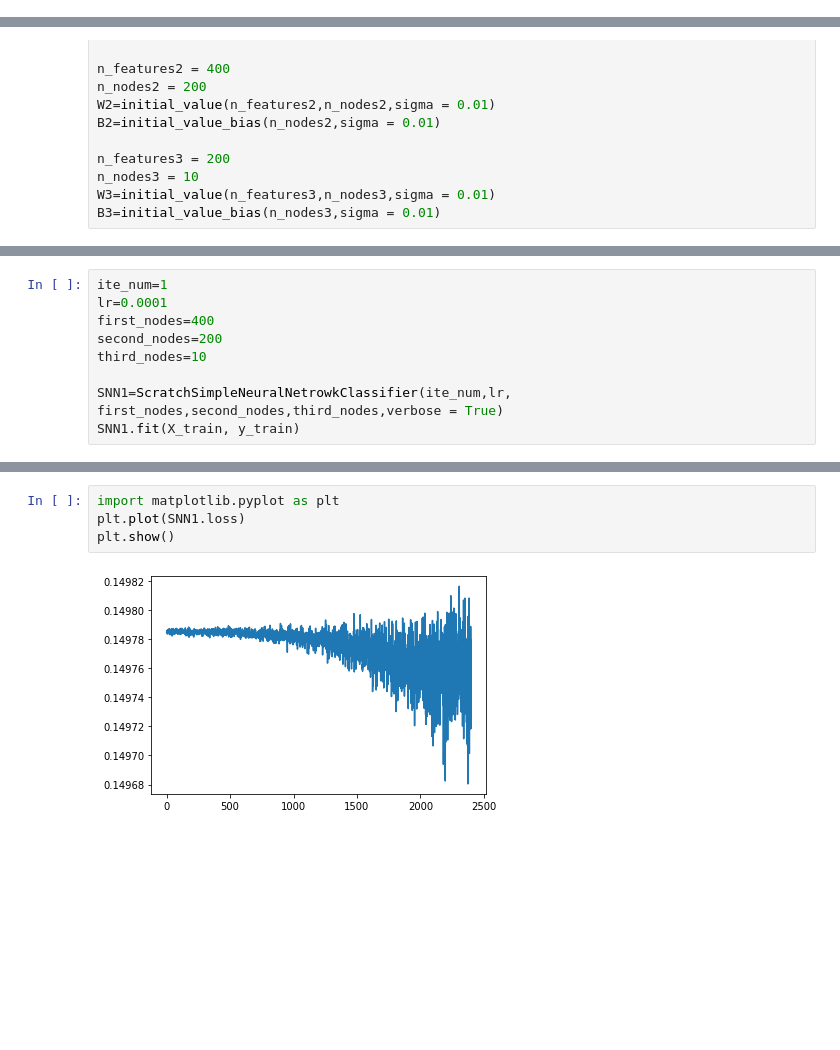
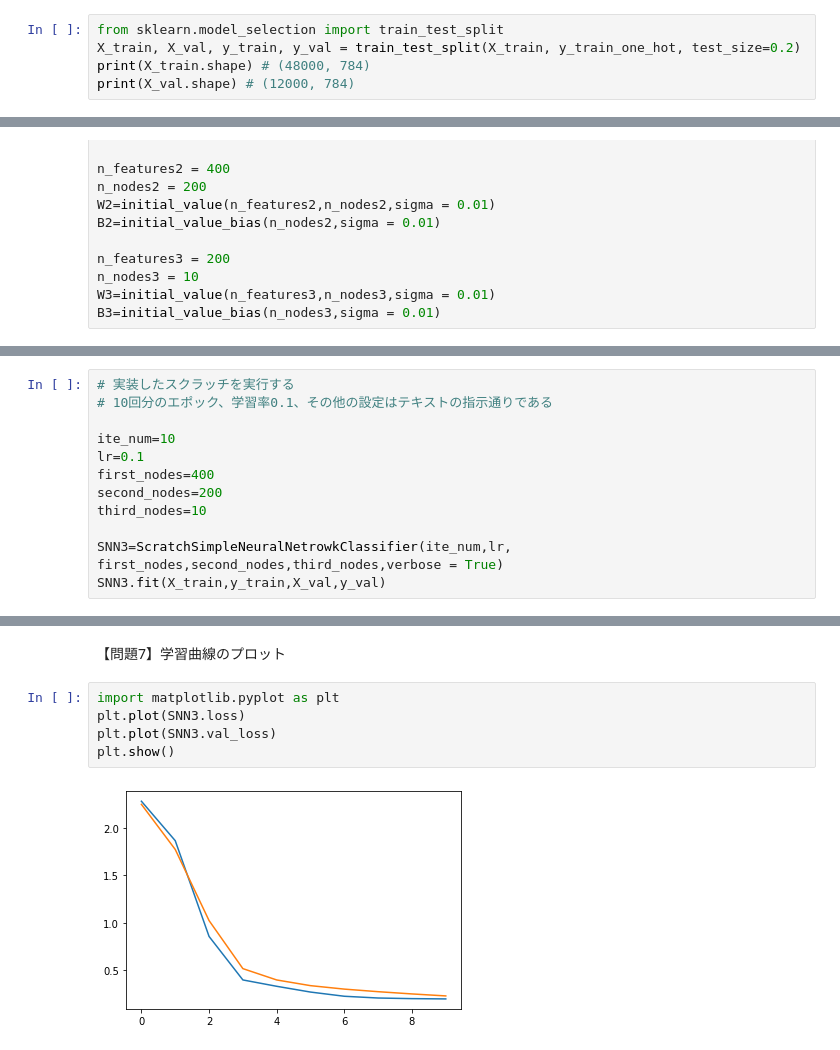
Before and after one commit to chidayasuhiro/diveintocode-ml, a Jupyter notebook: term2 sprint9 sample1.ipynb, the cells around one changed output, grey strips where cells are left out. Cells and saved outputs as stored; diff of their text form; blank space fills up the shorter version.

```diff
--- a/term2 sprint9 sample1.ipynb
+++ b/term2 sprint9 sample1.ipynb
@@ -68,3 +66,8 @@ print(y_train_one_hot.dtype) # float64
 (60000,)
 (60000, 10)
 float64
+# %%
+from sklearn.model_selection import train_test_split
+X_train, X_val, y_train, y_val = train_test_split(X_train, y_train_one_hot, test_size=0.2)
+print(X_train.shape) # (48000, 784)
+print(X_val.shape) # (12000, 784)
@@ -307,9 +333,12 @@ class ScratchSimpleNeuralNetrowkClassifier():
 # %%
-ite_num=1
-lr=0.0001
+# 実装したスクラッチを実行する
+# 10回分のエポック、学習率0.1、その他の設定はテキストの指示通りである
+
+ite_num=10
+lr=0.1
 first_nodes=400
 second_nodes=200
 third_nodes=10
 
-SNN1=ScratchSimpleNeuralNetrowkClassifier(ite_num,lr, first_nodes,second_nodes,third_nodes,verbose = True)
-SNN1.fit(X_train, y_train)
+SNN3=ScratchSimpleNeuralNetrowkClassifier(ite_num,lr, first_nodes,second_nodes,third_nodes,verbose = True)
+SNN3.fit(X_train,y_train,X_val,y_val)
@@ -316,6 +353,9 @@ SNN1.fit(X_train, y_train)
+# %% [markdown]
+【問題7】学習曲線のプロット
 # %%
 import matplotlib.pyplot as plt
-plt.plot(SNN1.loss)
+plt.plot(SNN3.loss)
+plt.plot(SNN3.val_loss)
 plt.show()
 # %% [output]
-[figure, old version]
+[figure, new version]
```
Also changed, not shown: parts of 13 cells of this notebook.
